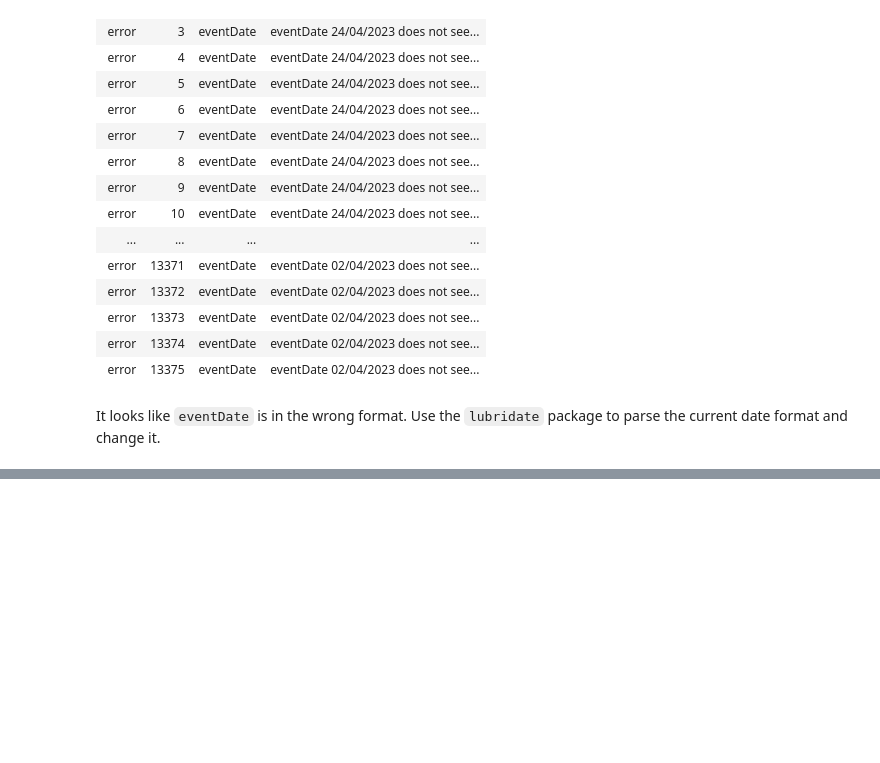
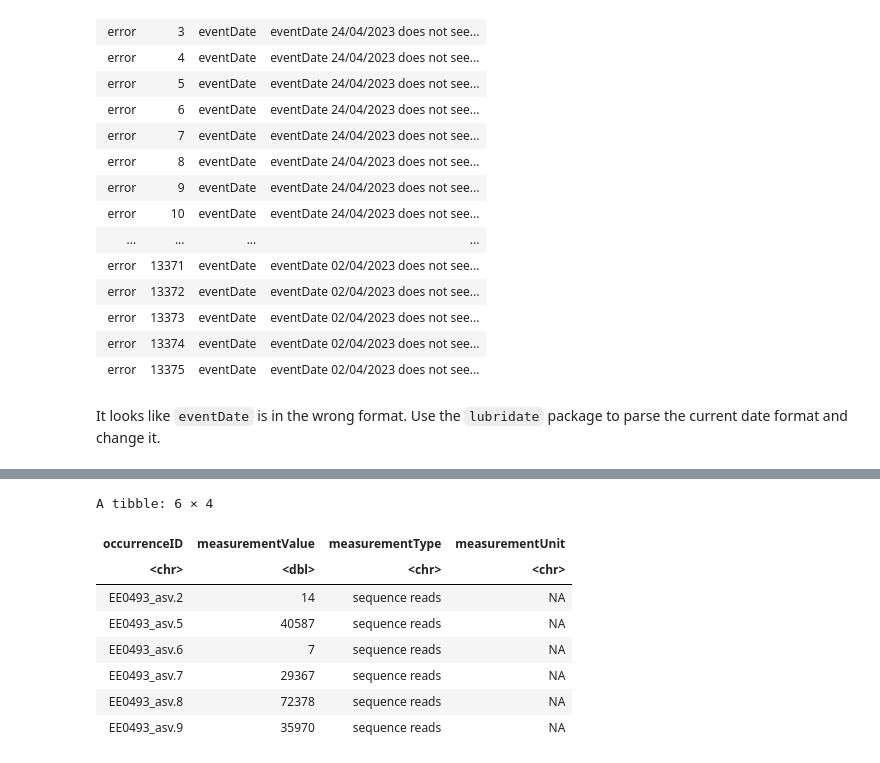
Before and after one commit to iobis/sg-12-dataset, a Jupyter notebook: scripts/pieter.ipynb, the cells around one changed output, grey strips where cells are left out. Cells and saved outputs as stored; diff of their text form; code cells hidden in the pictures; blank space fills up the shorter version.

```diff
--- a/scripts/pieter.ipynb
+++ b/scripts/pieter.ipynb
@@ -435,0 +486,25 @@ unique(occurrence$eventDate)
+# %%
+mof_reads <- occurrence %>%
+    select(occurrenceID, measurementValue = organismQuantity) %>%
+    mutate(measurementType = "sequence reads")
+
+mof_samplesize <- occurrence %>%
+    select(occurrenceID, measurementValue = sampleSizeValue, measurementUnit = sampleSizeUnit) %>%
+    mutate(measurementType = "sample size")
+
+mof_dna <- occurrence %>%
+    select(occurrenceID, measurementValue = dna) %>%
+    mutate(measurementType = "DNA concentration", measurementUnit = "ng/μl")
+
+mof <- bind_rows(mof_reads, mof_samplesize, mof_dna)
+head(mof)
+# %% [output]
+A tibble: 6 × 4
+| occurrenceID | measurementValue | measurementType | measurementUnit |
+| <chr> | <dbl> | <chr> | <chr> |
+| EE0493_asv.2 | 14 | sequence reads | NA |
+| EE0493_asv.5 | 40587 | sequence reads | NA |
+| EE0493_asv.6 | 7 | sequence reads | NA |
+| EE0493_asv.7 | 29367 | sequence reads | NA |
+| EE0493_asv.8 | 72378 | sequence reads | NA |
+| EE0493_asv.9 | 35970 | sequence reads | NA |
```
Also changed, not shown: parts of 22 cells of this notebook.
